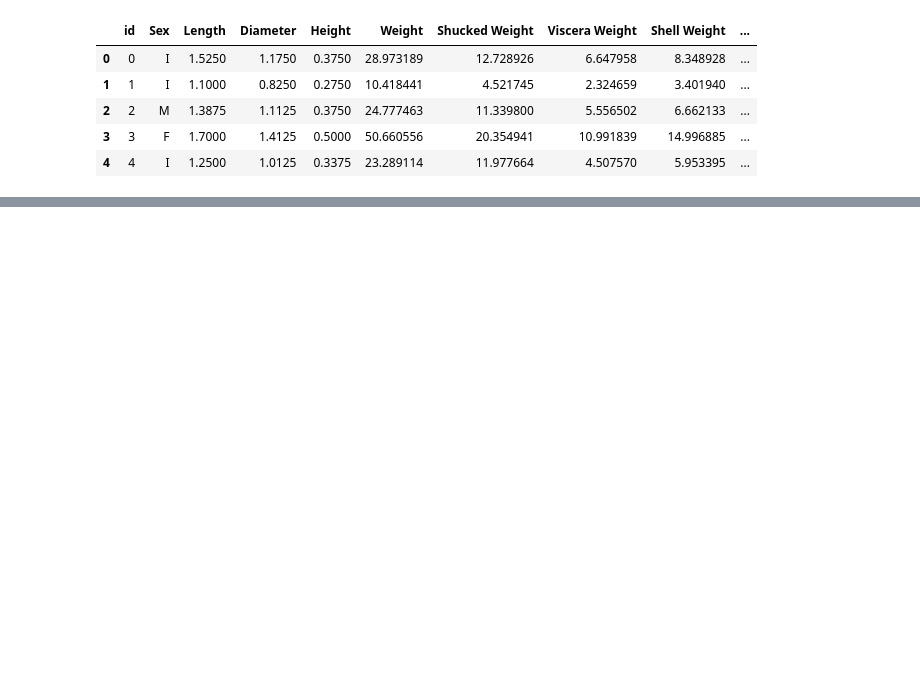
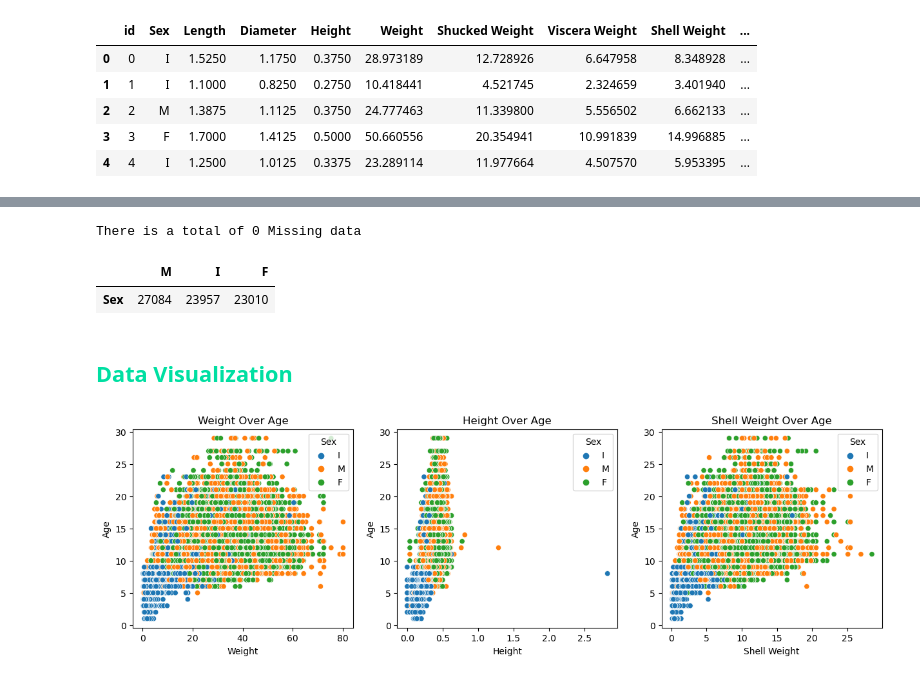
Before and after one commit to MoncefKa/kaggle-projects, a Jupyter notebook: playground-s3e16.ipynb, the cells around one changed output, grey strips where cells are left out. Cells and saved outputs as stored; diff of their text form; code cells hidden in the pictures; blank space fills up the shorter version.

```diff
--- a/playground-s3e16.ipynb
+++ b/playground-s3e16.ipynb
@@ -28,0 +74,26 @@ train_df.head()
+# %%
+#Checking For Missing Data
+missing_data=train_df.isna().sum().sum()
+print(f"There is a total of {missing_data} Missing data")
+# %% [output]
+There is a total of 0 Missing data
+# %%
+sex_count=train_df["Sex"].value_counts().to_frame().T
+sex_count
+# %% [output]
+|  | M | I | F |
+| Sex | 27084 | 23957 | 23010 |
+# %% [markdown]
+<h2 style="color:#00DFA2">Data Visualization</h2>
+# %%
+
+fig,axs=plt.subplots(1,3,figsize=(15,4))
+sns.scatterplot(ax=axs[0],data=train_df,x='Weight',y='Age',hue="Sex")
+axs[0].set_title("Weight Over Age")
+sns.scatterplot(ax=axs[1],data=train_df,x='Height',y='Age',hue="Sex")
+axs[1].set_title("Height Over Age")
+sns.scatterplot(ax=axs[2],data=train_df,x='Shell Weight',y='Age',hue="Sex")
+axs[2].set_title("Shell Weight Over Age")
+plt.show()
+# %% [output]
+[figure, added]
```
Also changed, not shown: parts of 19 cells of this notebook.
